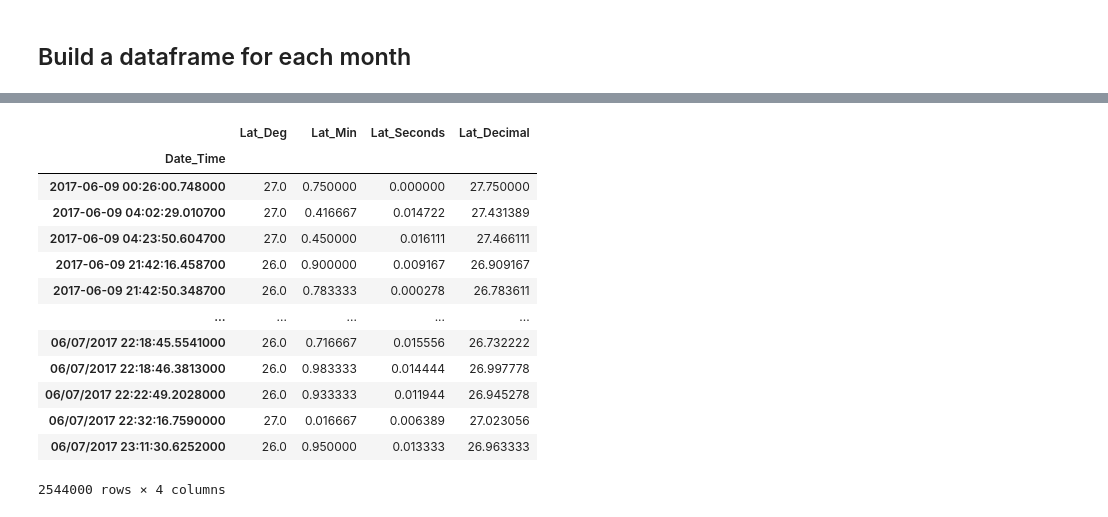
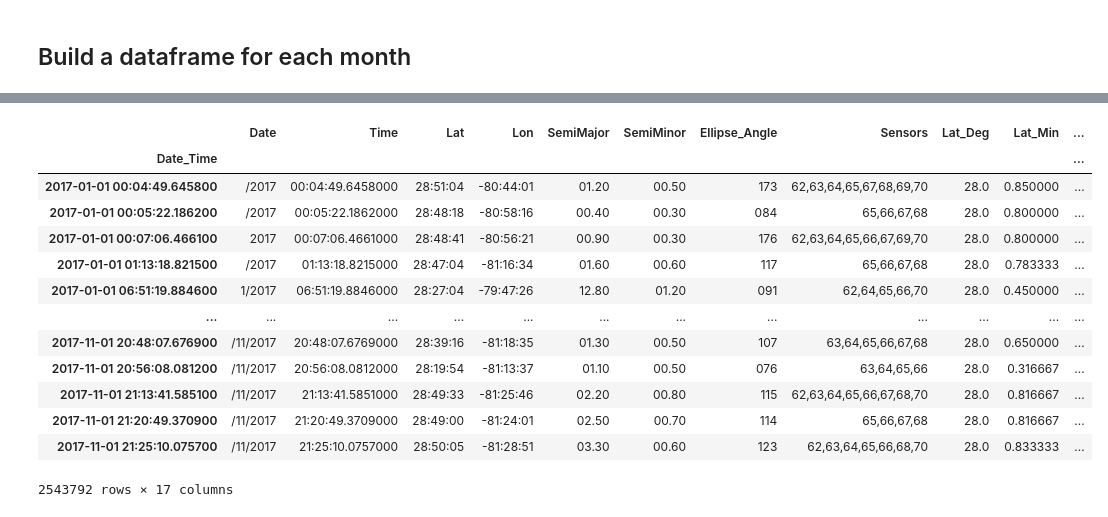
Before and after one commit to bmccl87/merlin_data_analysis, a Jupyter notebook: merlin_cc_data.ipynb, the cells around one changed output, grey strips where cells are left out. Drawn from its saved outputs; the diff is of its cells as text; code cells hidden in the pictures.

```diff
--- a/merlin_cc_data.ipynb
+++ b/merlin_cc_data.ipynb
@@ -57,19 +57,19 @@ for yr in yrs:
                 if first_file==True:
                     first_file=False
                     merlin_cc = pd.read_csv(dir+file,sep=' ',header=None,usecols=[0,2,6,8,20,22,24,26],low_memory=False,\
-                        on_bad_lines='skip',parse_dates={"Date_Time":[0,2]})
+                        on_bad_lines='skip')
                 else:
                     print(file)
                     merlin_cc = merlin_cc.append(pd.read_csv(dir+file,sep=' ',header=None,usecols=[0,2,6,8,20,22,24,26],\
-                        on_bad_lines='skip',low_memory=False, parse_dates={"Date_Time":[0,2]}))
+                        on_bad_lines='skip',low_memory=False))
             data_stor = '/Users/brandonmcclung/Data/pickles/'
             file = open(data_stor+yr+'_'+mo+'_merlin_cc_df.p','wb')
             pickle.dump(merlin_cc,file)
             file.close()
-merlin_cc.set_index("Date_Time",inplace=True)
-merlin_cc.rename({6:'Lat',8:'Lon',20:'SemiMajor',22:'SemiMinor',24:'Ellipse_Angle',26:'Sensors'},inplace=True,axis=1)
+merlin_cc.rename({0:'Date',2:'Time',6:'Lat',8:'Lon',20:'SemiMajor',22:'SemiMinor',24:'Ellipse_Angle',26:'Sensors'},inplace=True,axis=1)
 merlin_cc.dropna(inplace=True,axis=0)
-#merlin_cc.columns=['Lat','Lon','SemiMajor','SemiMinor','EllipseAngle','Sensors']
+merlin_cc = convert_lat_lon(merlin_cc)
+merlin_cc['Date_Time'] = pd.to_datetime(merlin_cc['Date']+' '+merlin_cc['Time'],errors='coerce')
 # %% [output]
 01
 02
@@ -125,17 +122,20 @@ temp_merlin['Lat_Decimal'] = temp_merlin['Lat_Deg']+temp_merlin['Lat_Min']+temp_
-# %%
-temp_merlin
-# %% [output]
-|  | Lat_Deg | Lat_Min | Lat_Seconds | Lat_Decimal |
-| Date_Time |  |  |  |  |
-| 2017-06-09 00:26:00.748000 | 27.0 | 0.750000 | 0.000000 | 27.750000 |
-| 2017-06-09 04:02:29.010700 | 27.0 | 0.416667 | 0.014722 | 27.431389 |
-| 2017-06-09 04:23:50.604700 | 27.0 | 0.450000 | 0.016111 | 27.466111 |
-| 2017-06-09 21:42:16.458700 | 26.0 | 0.900000 | 0.009167 | 26.909167 |
-| 2017-06-09 21:42:50.348700 | 26.0 | 0.783333 | 0.000278 | 26.783611 |
-| ... | ... | ... | ... | ... |
-| 06/07/2017 22:18:45.5541000 | 26.0 | 0.716667 | 0.015556 | 26.732222 |
-| 06/07/2017 22:18:46.3813000 | 26.0 | 0.983333 | 0.014444 | 26.997778 |
-| 06/07/2017 22:22:49.2028000 | 26.0 | 0.933333 | 0.011944 | 26.945278 |
-| 06/07/2017 22:32:16.7590000 | 27.0 | 0.016667 | 0.006389 | 27.023056 |
-| 06/07/2017 23:11:30.6252000 | 26.0 | 0.950000 | 0.013333 | 26.963333 |
-2544000 rows × 4 columns
+# %%
+merlin_cc.set_index(merlin_cc['Date_Time'],inplace=True)
+merlin_cc.sort_index(axis=0,inplace=True)
+merlin_cc.dropna(axis=0,inplace=True)
+merlin_cc
+# %% [output]
+|  | Date | Time | Lat | Lon | SemiMajor | SemiMinor | Ellipse_Angle | Sensors | Lat_Deg | Lat_Min | ... |
+| Date_Time |  |  |  |  |  |  |  |  |  |  | ... |
+| 2017-01-01 00:04:49.645800 | /2017 | 00:04:49.6458000 | 28:51:04 | -80:44:01 | 01.20 | 00.50 | 173 | 62,63,64,65,67,68,69,70 | 28.0 | 0.850000 | ... |
+| 2017-01-01 00:05:22.186200 | /2017 | 00:05:22.1862000 | 28:48:18 | -80:58:16 | 00.40 | 00.30 | 084 | 65,66,67,68 | 28.0 | 0.800000 | ... |
+| 2017-01-01 00:07:06.466100 | 2017 | 00:07:06.4661000 | 28:48:41 | -80:56:21 | 00.90 | 00.30 | 176 | 62,63,64,65,66,67,69,70 | 28.0 | 0.800000 | ... |
+| 2017-01-01 01:13:18.821500 | /2017 | 01:13:18.8215000 | 28:47:04 | -81:16:34 | 01.60 | 00.60 | 117 | 65,66,67,68 | 28.0 | 0.783333 | ... |
+| 2017-01-01 06:51:19.884600 | 1/2017 | 06:51:19.8846000 | 28:27:04 | -79:47:26 | 12.80 | 01.20 | 091 | 62,64,65,66,70 | 28.0 | 0.450000 | ... |
+| ... | ... | ... | ... | ... | ... | ... | ... | ... | ... | ... | ... |
+| 2017-11-01 20:48:07.676900 | /11/2017 | 20:48:07.6769000 | 28:39:16 | -81:18:35 | 01.30 | 00.50 | 107 | 63,64,65,66,67,68 | 28.0 | 0.650000 | ... |
+| 2017-11-01 20:56:08.081200 | /11/2017 | 20:56:08.0812000 | 28:19:54 | -81:13:37 | 01.10 | 00.50 | 076 | 63,64,65,66 | 28.0 | 0.316667 | ... |
+| 2017-11-01 21:13:41.585100 | /11/2017 | 21:13:41.5851000 | 28:49:33 | -81:25:46 | 02.20 | 00.80 | 115 | 62,63,64,65,66,67,68,70 | 28.0 | 0.816667 | ... |
+| 2017-11-01 21:20:49.370900 | /11/2017 | 21:20:49.3709000 | 28:49:00 | -81:24:01 | 02.50 | 00.70 | 114 | 65,66,67,68 | 28.0 | 0.816667 | ... |
+| 2017-11-01 21:25:10.075700 | /11/2017 | 21:25:10.0757000 | 28:50:05 | -81:28:51 | 03.30 | 00.60 | 123 | 62,63,64,65,66,68,70 | 28.0 | 0.833333 | ... |
+2543792 rows × 17 columns
```
Also changed, not shown: parts of 3 cells of this notebook.
